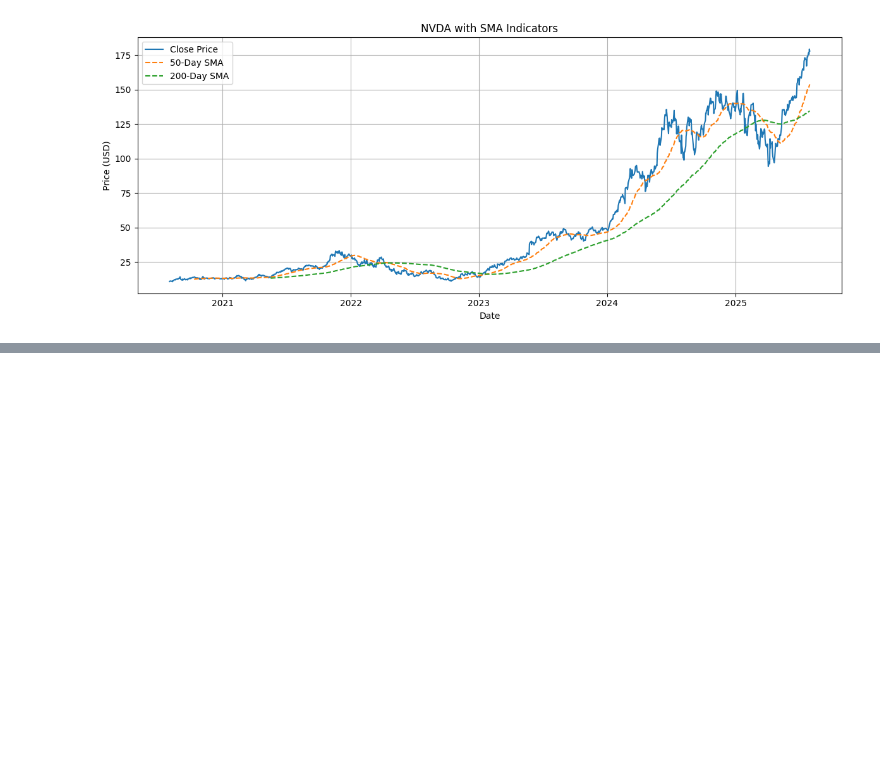
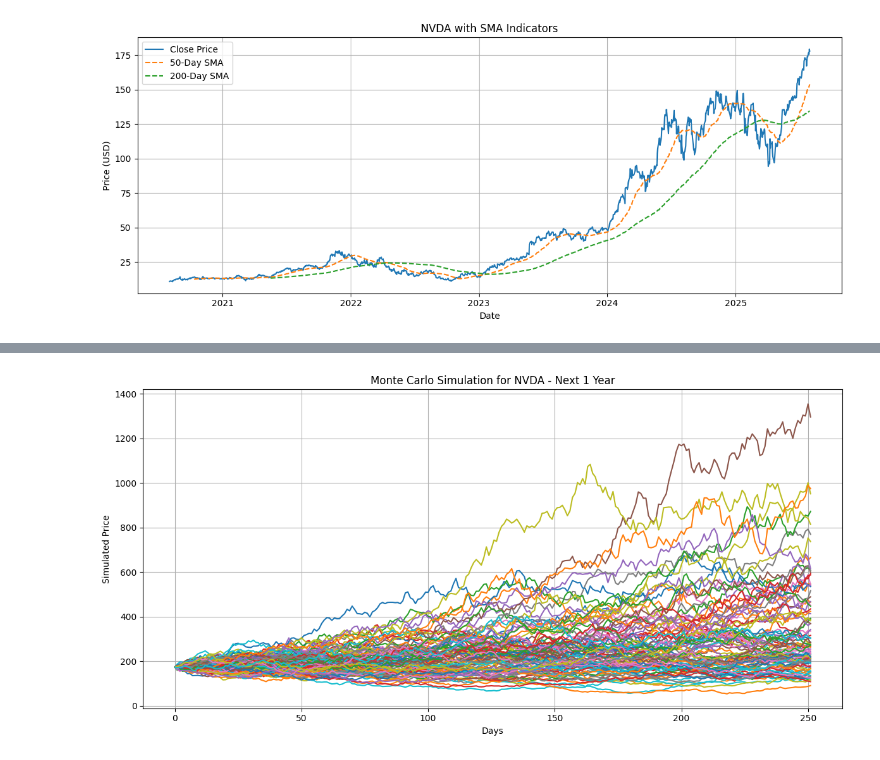
Before and after one commit to 0m3g4Kn1ght/team-collaboration-practice, a Jupyter notebook: Stock_Price_Prediction.ipynb, the cells around one changed output, grey strips where cells are left out. Cells and saved outputs as stored; diff of their text form; code cells hidden in the pictures; blank space fills up the shorter version.

```diff
--- a/Stock_Price_Prediction.ipynb
+++ b/Stock_Price_Prediction.ipynb
@@ -270,0 +380,38 @@ plt.show()
+# %%
+import numpy as np
+import matplotlib.pyplot as plt
+
+# Extract close prices
+close_prices = df['Close'].dropna()
+
+# Calculate log returns
+log_returns = np.log(close_prices / close_prices.shift(1)).dropna()
+
+# Simulation parameters
+num_simulations = 100
+num_days = 252
+last_price = close_prices.iloc[-1]
+
+# Initialize simulations array
+simulations = np.zeros((num_days, num_simulations))
+
+# Run simulations
+for i in range(num_simulations):
+    prices = np.zeros(num_days)
+    prices[0] = last_price
+    for t in range(1, num_days):
+        drift = log_returns.mean()
+        shock = log_returns.std() * np.random.normal()
+        prices[t] = prices[t - 1] * np.exp(drift + shock)
+    simulations[:, i] = prices
+# %%
+plt.figure(figsize=(12, 6))
+plt.plot(simulations)
+plt.title(f"Monte Carlo Simulation for {ticker} - Next 1 Year")
+plt.xlabel("Days")
+plt.ylabel("Simulated Price")
+plt.grid(True)
+plt.tight_layout()
+plt.show()
+# %% [output]
+[figure, added]
```
Also changed, not shown: parts of 6 cells of this notebook.
